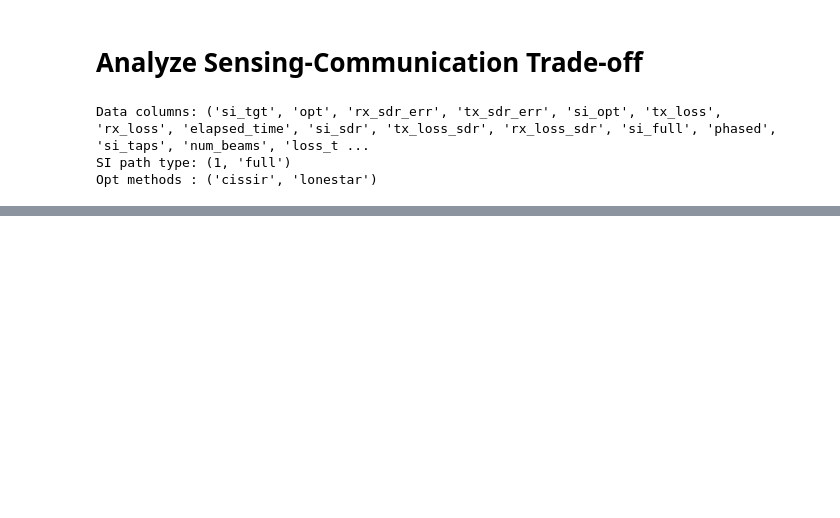
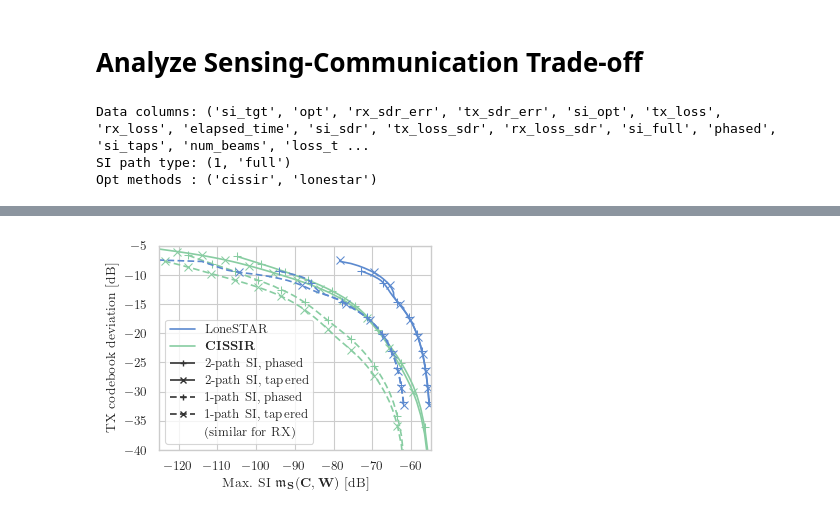
Before and after one commit to rodrihgh/CISSIR, a Jupyter notebook: notebooks/analysis/trade_off.ipynb, the cells around one changed output, grey strips where cells are left out. Cells and saved outputs as stored; diff of their text form; code cells hidden in the pictures; blank space fills up the shorter version.

```diff
--- a/notebooks/analysis/trade_off.ipynb
+++ b/notebooks/analysis/trade_off.ipynb
@@ -89,3 +90,34 @@ for xmax, xcol, xlabel, fname, df_query in [(-60, "si_opt", si1_label, "1tap_si"
+# %%
+tx_labels = ["LoneSTAR",
+              r"\textbf{CISSIR}",
+              "2-path SI, phased",
+              "2-path SI, tapered",
+              "1-path SI, phased",
+              "1-path SI, tapered",
+               "(similar for RX)"]
+
+fname = "cissir_tx"
+xmax = -55.0
+xmin = xmax - x_span
+
+fig, ax = plt.subplots()
+sns.lineplot(bi_df.query("direction == 'tx'"), x="si_opt", y="cb_error", style="si_array", hue="opt", hue_order=['cissir', 'lonestar'],
+             palette=[viz.g, viz.b],
+             markers=["+", "x", "+", "x"], style_order=["PH-full", "TAP-full", "PH-1", "TAP-1"],
+             dashes = ((1,0), (1,0), (4,2), (4,2)), markevery=markevry, markersize=marksize, markeredgecolor=None, ax=ax)
+handles, _ = ax.get_legend_handles_labels()
+
+ax.legend(handles[2:0:-1] + handles[4:] + handles[0:1], tx_labels)
+
+plt.xlim(xmin, xmax)
+plt.ylim(ymin, ymax)
+
+_ = plt.xlabel(si_label)
+_ = plt.ylabel("TX codebook deviation [dB]")
+
+viz.save(fig, fname, save_format="svg")
+# %% [output]
+[figure, added]
 # %%
 list_cols = ["spec_nuc_tx", "spec_nuc_rx", "tx_degrees", "rx_degrees",
              "beam_dev_tx", "beam_dev_rx"]
```
Also changed, not shown: parts of 4 cells of this notebook.
